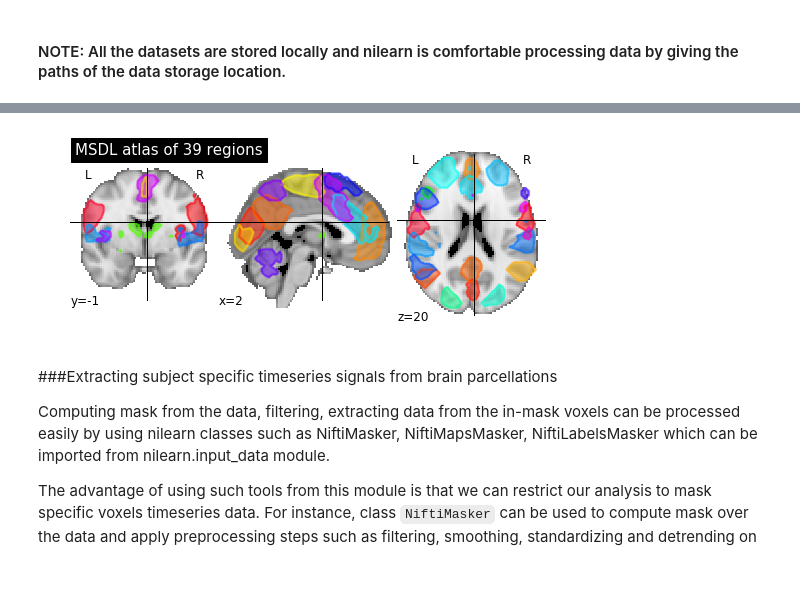
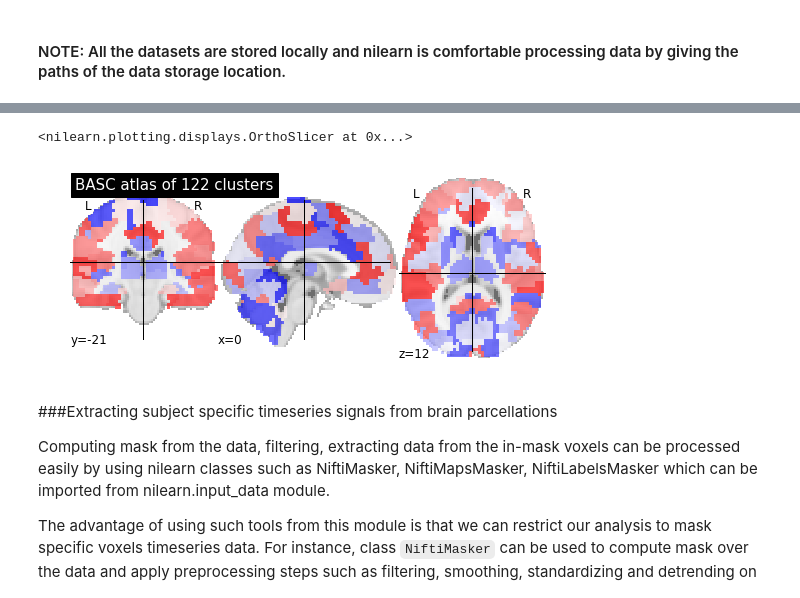
Before and after one commit to KamalakerDadi/Tutorial, a Jupyter notebook: brainhack_mltutorial.ipynb, the cells around one changed output, grey strips where cells are left out. Saved outputs shown, nothing was run; the diff lists cells and outputs as text; code cells hidden in the pictures.

Commit message:
Updated cobre datasets fetcher from nilearn and multiscale parcellations

```diff
--- a/brainhack_mltutorial.ipynb
+++ b/brainhack_mltutorial.ipynb
@@ -82,14 +52,23 @@ of sparsity rather than independence.
+# %%
+from nilearn import datasets
+
+# asymmetric version of clusters can be selected using version='asym'
+parcellations = datasets.fetch_atlas_basc_multiscale_2015(version='asym')
+
+# By default are scales are fetched and stored in output assigned variable 'parcellations'
+# To launch specific scale of networks
+networks_122 = parcellations['scale122']
 # %%
 # To view the atlas, we can use of nilearn plotting utilities to see what has
 # been fetched and how does it look like. For this, we import plotting and use
-# `plot_prob_atlas` to visualize the 4D atlas maps, 4D since we have 39 regions.
+# `plot_roi` to visualize the atlas maps in 3D and colormap of our own choice
 from nilearn import plotting
 
-plotting.plot_prob_atlas(atlas_filename, view_type='filled_contours',
-                         title='MSDL atlas of 39 regions')
-plotting.show() # No need to import matplotlib functions separately to show the results
+plotting.plot_roi(networks_122, cmap=plotting.cm.bwr,
+                  title='BASC atlas of 122 clusters')
 # %% [output]
+<nilearn.plotting.displays.OrthoSlicer at 0x...>
-[figure, old version]
+[figure, new version]
 # %% [markdown]
 ###Extracting subject specific timeseries signals from brain parcellations
 
```
Also changed, not shown: parts of 7 cells of this notebook.
